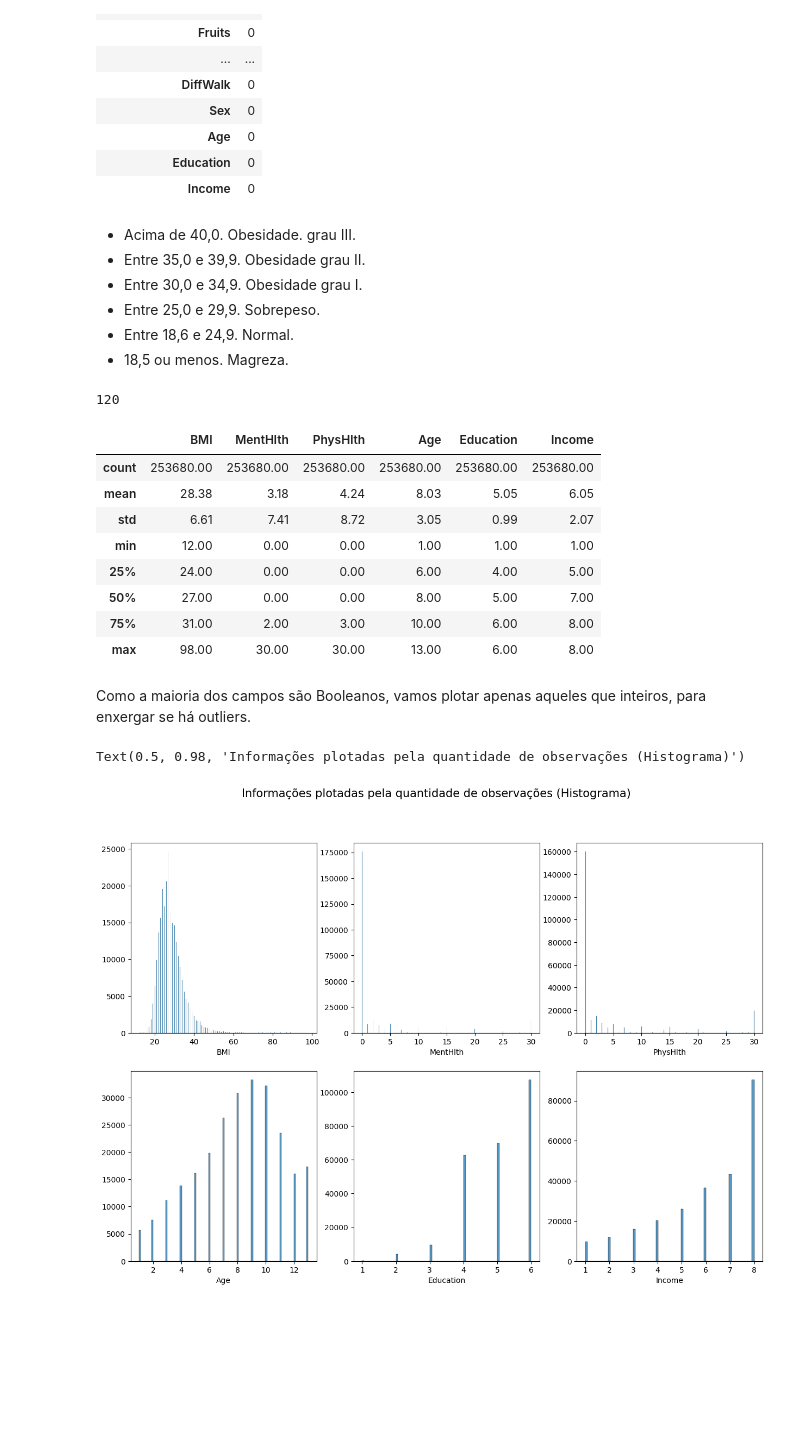
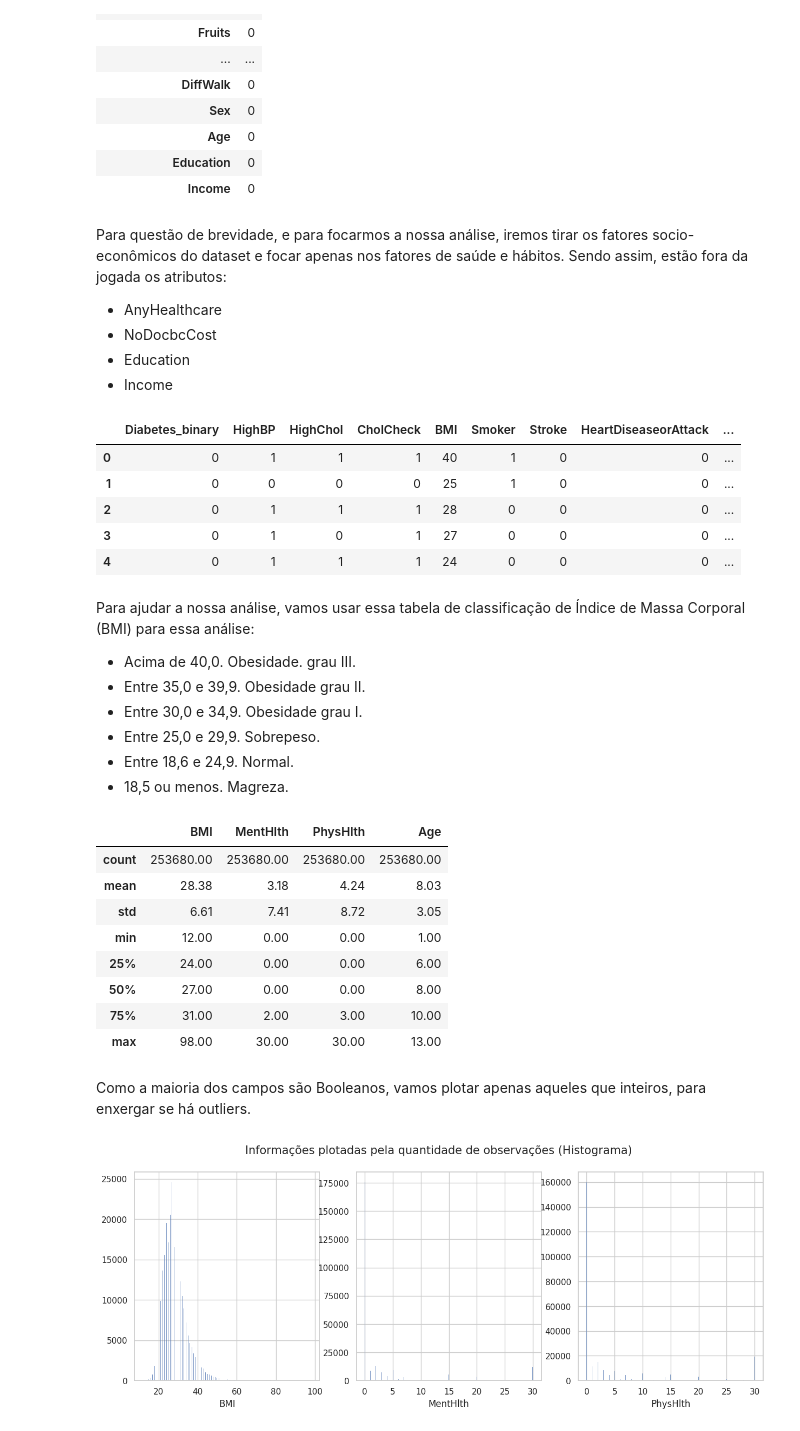
Before and after one commit to RexynyN/current-semester, a Jupyter notebook: ICD/final_analysis.ipynb, the cells around one changed output. Cells and saved outputs as stored; diff of their text form; code cells hidden in the pictures; blank space fills up the shorter version.

```diff
--- a/ICD/final_analysis.ipynb
+++ b/ICD/final_analysis.ipynb
@@ -3,15 +3,18 @@ import pandas as pd
 import numpy as np
 import seaborn as sns
 import matplotlib.pyplot as plt
+import sklearn as sk
 
 # ------------- CONSTANTES -------------
 RANDOM_STATE = 42 # Constante para reproducibilidade
 
 # Coloca a precisão de float com 2 casas para praticidade
 pd.set_option("display.precision", 2)
+sns.set_theme(style="whitegrid")
+
 
 # Lê o dataset
-df = pd.read_csv("diabetes_binary_health_indicators_BRFSS2015.csv")
+df = pd.read_csv("diabetes_binary_health_indicators_BRFSS2015.csv", dtype=int)
 df
 # %% [output]
 |  | Diabetes_binary | HighBP | HighChol | CholCheck | BMI | Smoker | Stroke | HeartDiseaseorAttack | ... |
@@ -56,45 +58,55 @@ df.isnull().sum().to_frame() # Nada aqui!
 | Age | 0 |
 | Education | 0 |
 | Income | 0 |
+# %% [markdown]
+Para questão de brevidade, e para focarmos a nossa análise, iremos tirar os fatores socio-econômicos do dataset e focar apenas nos fatores de saúde e hábitos. Sendo assim, estão fora da jogada os atributos:
+
+- AnyHealthcare
+- NoDocbcCost
+- Education
+- Income
+# %%
+df.drop(["AnyHealthcare", "NoDocbcCost", "Education", "Income"], axis=1, inplace=True)
+df.head()
+# %% [output]
+|  | Diabetes_binary | HighBP | HighChol | CholCheck | BMI | Smoker | Stroke | HeartDiseaseorAttack | ... |
+| 0 | 0 | 1 | 1 | 1 | 40 | 1 | 0 | 0 | ... |
+| 1 | 0 | 0 | 0 | 0 | 25 | 1 | 0 | 0 | ... |
+| 2 | 0 | 1 | 1 | 1 | 28 | 0 | 0 | 0 | ... |
+| 3 | 0 | 1 | 0 | 1 | 27 | 0 | 0 | 0 | ... |
+| 4 | 0 | 1 | 1 | 1 | 24 | 0 | 0 | 0 | ... |
 # %% [markdown]
+Para ajudar a nossa análise, vamos usar essa tabela de classificação de Índice de Massa Corporal (BMI) para essa análise:
+
 - Acima de 40,0. Obesidade. grau III.
 - Entre 35,0 e 39,9. Obesidade grau II.
 - Entre 30,0 e 34,9. Obesidade grau I.
 - Entre 25,0 e 29,9. Sobrepeso.
 - Entre 18,6 e 24,9. Normal.
 - 18,5 ou menos. Magreza.
-# %%
-peso, imc, altura = 0, 30, 2
-peso = imc * (altura ** altura)
-peso
-# %% [output]
-120
 # %%
-df[["BMI", "MentHlth", "PhysHlth", "Age", "Education", "Income",]].describe()
+df[["BMI", "MentHlth", "PhysHlth", "Age"]].describe()
 # %% [output]
-|  | BMI | MentHlth | PhysHlth | Age | Education | Income |
-| count | 253680.00 | 253680.00 | 253680.00 | 253680.00 | 253680.00 | 253680.00 |
-| mean | 28.38 | 3.18 | 4.24 | 8.03 | 5.05 | 6.05 |
-| std | 6.61 | 7.41 | 8.72 | 3.05 | 0.99 | 2.07 |
-| min | 12.00 | 0.00 | 0.00 | 1.00 | 1.00 | 1.00 |
-| 25% | 24.00 | 0.00 | 0.00 | 6.00 | 4.00 | 5.00 |
-| 50% | 27.00 | 0.00 | 0.00 | 8.00 | 5.00 | 7.00 |
-| 75% | 31.00 | 2.00 | 3.00 | 10.00 | 6.00 | 8.00 |
-| max | 98.00 | 30.00 | 30.00 | 13.00 | 6.00 | 8.00 |
+|  | BMI | MentHlth | PhysHlth | Age |
+| count | 253680.00 | 253680.00 | 253680.00 | 253680.00 |
+| mean | 28.38 | 3.18 | 4.24 | 8.03 |
+| std | 6.61 | 7.41 | 8.72 | 3.05 |
+| min | 12.00 | 0.00 | 0.00 | 1.00 |
+| 25% | 24.00 | 0.00 | 0.00 | 6.00 |
+| 50% | 27.00 | 0.00 | 0.00 | 8.00 |
+| 75% | 31.00 | 2.00 | 3.00 | 10.00 |
+| max | 98.00 | 30.00 | 30.00 | 13.00 |
 # %% [markdown]
 Como a maioria dos campos são Booleanos, vamos plotar apenas aqueles que inteiros, para enxergar se há outliers.
 # %%
-fig, axs = plt.subplots(ncols=3, nrows=2)
-fig.set_size_inches(15, 10)
+fig, axs = plt.subplots(ncols=3, nrows=1)
+fig.set_size_inches(15, 5)
 
-sns.histplot(df["BMI"], ax=axs[0,0]).set(ylabel=None)
-sns.histplot(df["MentHlth"], ax=axs[0,1]).set(ylabel=None)
-sns.histplot(df["PhysHlth"], ax=axs[0,2]).set(ylabel=None)
-sns.histplot(df["Age"], ax=axs[1,0]).set(ylabel=None)
-sns.histplot(df["Education"], ax=axs[1,1]).set(ylabel=None)
-sns.histplot(df["Income"], ax=axs[1,2]).set(ylabel=None);
+sns.histplot(df["BMI"], ax=axs[0]).set(ylabel=None)
+sns.histplot(df["MentHlth"], ax=axs[1]).set(ylabel=None)
+sns.histplot(df["PhysHlth"], ax=axs[2]).set(ylabel=None)
 
-fig.suptitle("Informações plotadas pela quantidade de observações (Histograma)", fontsize=15)
+
+fig.suptitle("Informações plotadas pela quantidade de observações (Histograma)", fontsize=15);
 # %% [output]
-Text(0.5, 0.98, 'Informações plotadas pela quantidade de observações (Histograma)')
-[figure, old version]
+[figure, new version]
```
Also changed, not shown: parts of 14 cells of this notebook, 6 other files.
